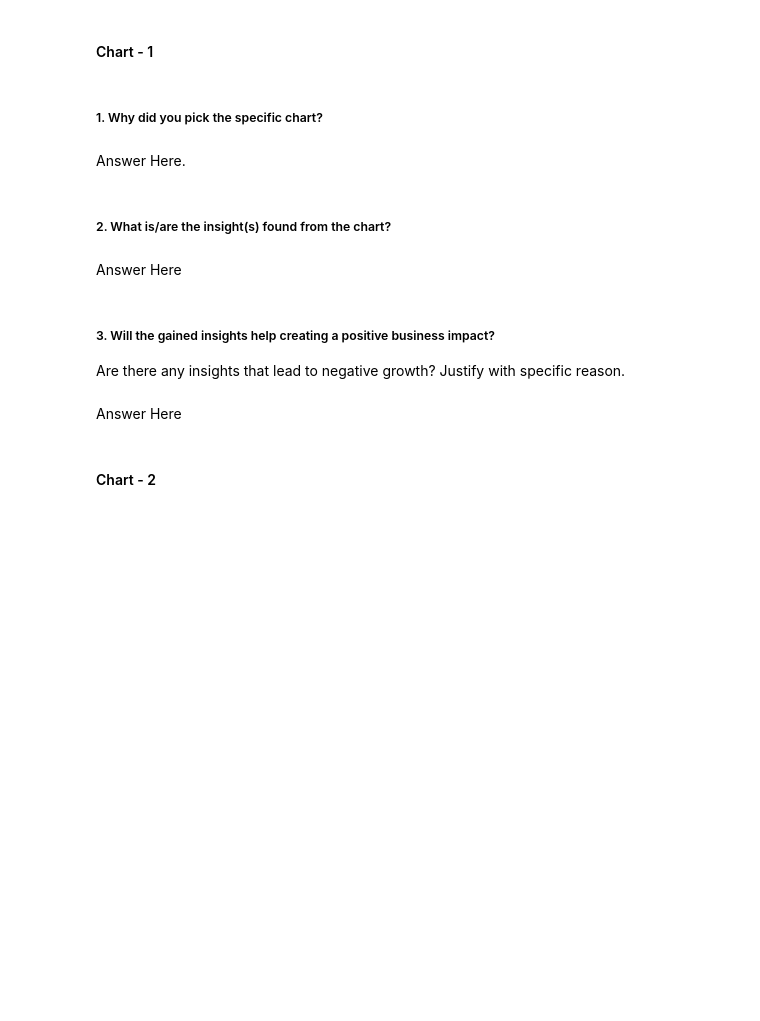
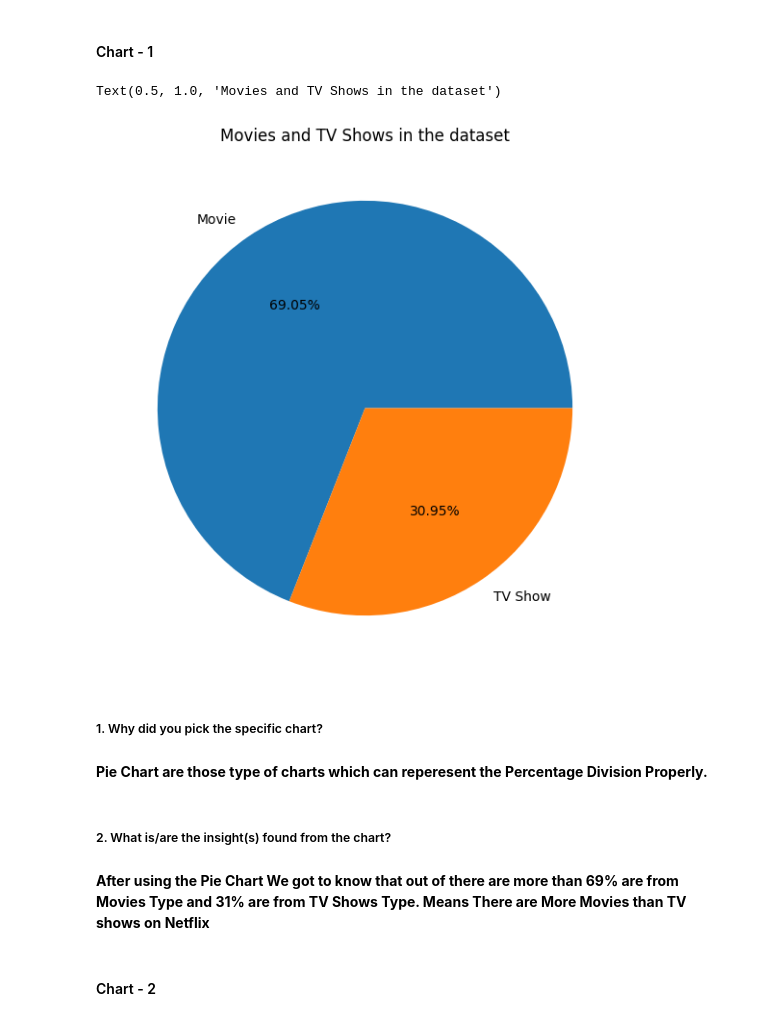
Before and after one commit to Sharad-t/Netflix-Movies-and-TV-Shows-Clustering, a Jupyter notebook: Netflix_Movies_and_TV_Shows_Clustering_Notebook.ipynb, the cells around one changed output. Cells and saved outputs as stored; diff of their text form; code cells hidden in the pictures; blank space fills up the shorter version.

```diff
--- a/Netflix_Movies_and_TV_Shows_Clustering_Notebook.ipynb
+++ b/Netflix_Movies_and_TV_Shows_Clustering_Notebook.ipynb
@@ -290,18 +308,19 @@ dtype: int64
 # Write your code to make your dataset analysis ready.
 
 # Imputing No Cast to Cast Feature where we had Null Values
-df['cast'].fillna(value='No cast',inplace=True)
+df['cast'].fillna(value='No cast', inplace=True)
 
 # Imputing Mode of the Country feature where we had Null Values
-df['country'].fillna(value=df['country'].mode()[0],inplace=True)
+df['country'].fillna(value=df['country'].mode()[0], inplace=True)
 
-# Converting Object Dtype to Categorical for Type Feature
+# Typecasting 'date_added' from string to datetime
+df["date_added"] = pd.to_datetime(df['date_added'])
 
-df['type'].astype(dtype='category')
+# Adding new attributes month and year of date added
 
-
-# Dropping Director Column
-df.drop(['director'],axis=1,inplace=True)
+df['month_added'] = df['date_added'].dt.month
+df['year_added'] = df['date_added'].dt.year
+df.drop('date_added', axis=1, inplace=True)
 # %% [markdown]
 ### What all manipulations have you done and insights you found?
 # %% [markdown]
@@ -318,15 +333,20 @@ df.drop(['director'],axis=1,inplace=True)
+# %%
+# Chart - 1 visualization code
+
+plt.figure(figsize=(7, 7))
+df.type.value_counts().plot(kind='pie', autopct='%1.2f%%')
+plt.ylabel('')
+plt.title('Movies and TV Shows in the dataset')
+# %% [output]
+Text(0.5, 1.0, 'Movies and TV Shows in the dataset')
+[figure, added]
 # %% [markdown]
 ##### 1. Why did you pick the specific chart?
-# %% [markdown]
-Answer Here.
+# %% [markdown]
+**Pie Chart are those type of charts which can reperesent the Percentage Division Properly.**
 # %% [markdown]
 ##### 2. What is/are the insight(s) found from the chart?
-# %% [markdown]
-Answer Here
-# %% [markdown]
-##### 3. Will the gained insights help creating a positive business impact?
-Are there any insights that lead to negative growth? Justify with specific reason.
-# %% [markdown]
-Answer Here
+# %% [markdown]
+**After using the Pie Chart We got to know that out of there are more than 69% are from Movies Type and 31% are from TV Shows Type. Means There are More Movies than TV shows on Netflix**
 # %% [markdown]
 #### Chart - 2
```
Also changed, not shown: parts of 66 cells of this notebook.
